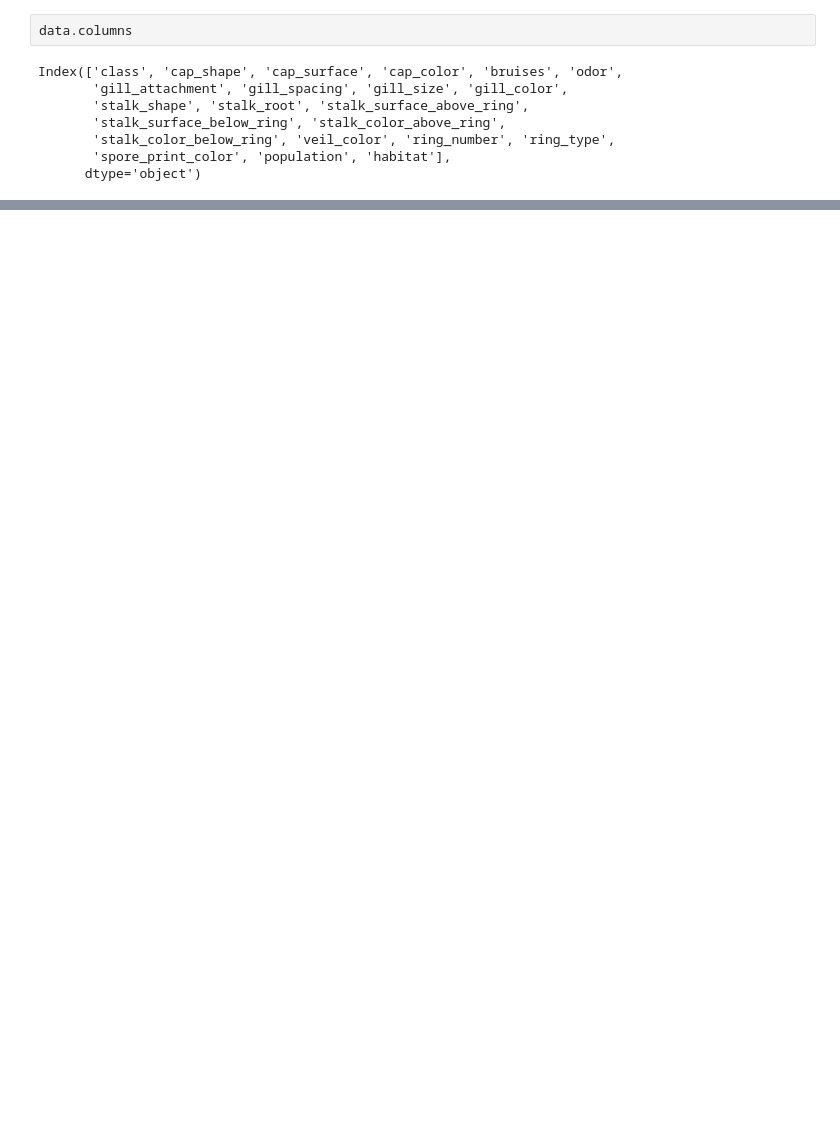
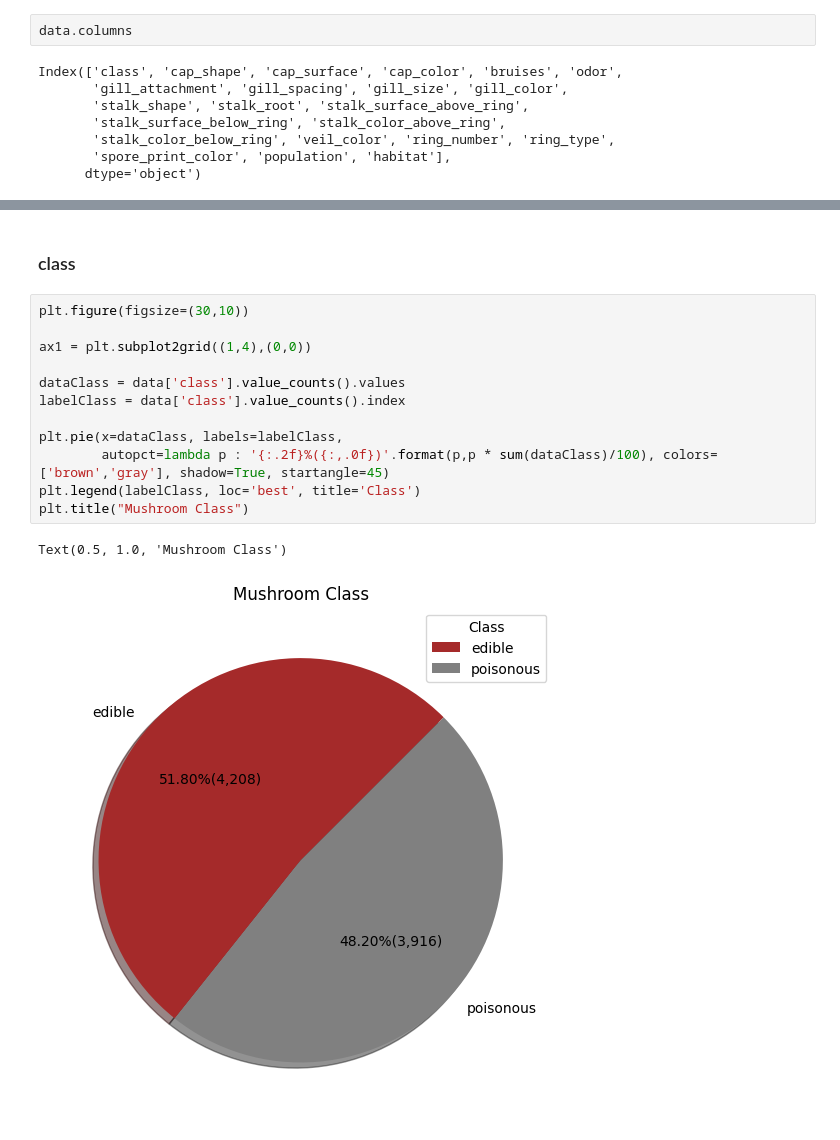
Before and after one commit to binay94/Mushroom_Classifier, a Jupyter notebook: Notebook/EDA.ipynb, the cells around one changed output, grey strips where cells are left out. Drawn from its saved outputs; the diff is of its cells as text; blank space fills up the shorter version.

```diff
--- a/Notebook/EDA.ipynb
+++ b/Notebook/EDA.ipynb
@@ -233,0 +257,17 @@ Index(['class', 'cap_shape', 'cap_surface', 'cap_color', 'bruises', 'odor',
+# %% [markdown]
+### class
+# %%
+plt.figure(figsize=(30,10))
+
+ax1 = plt.subplot2grid((1,4),(0,0))
+
+dataClass = data['class'].value_counts().values
+labelClass = data['class'].value_counts().index
+
+plt.pie(x=dataClass, labels=labelClass,
+        autopct=lambda p : '{:.2f}%({:,.0f})'.format(p,p * sum(dataClass)/100), colors=['brown','gray'], shadow=True, startangle=45)
+plt.legend(labelClass, loc='best', title='Class')
+plt.title("Mushroom Class")
+# %% [output]
+Text(0.5, 1.0, 'Mushroom Class')
+[figure, added]
```
Also changed, not shown: parts of 78 cells of this notebook, 6 other files.
